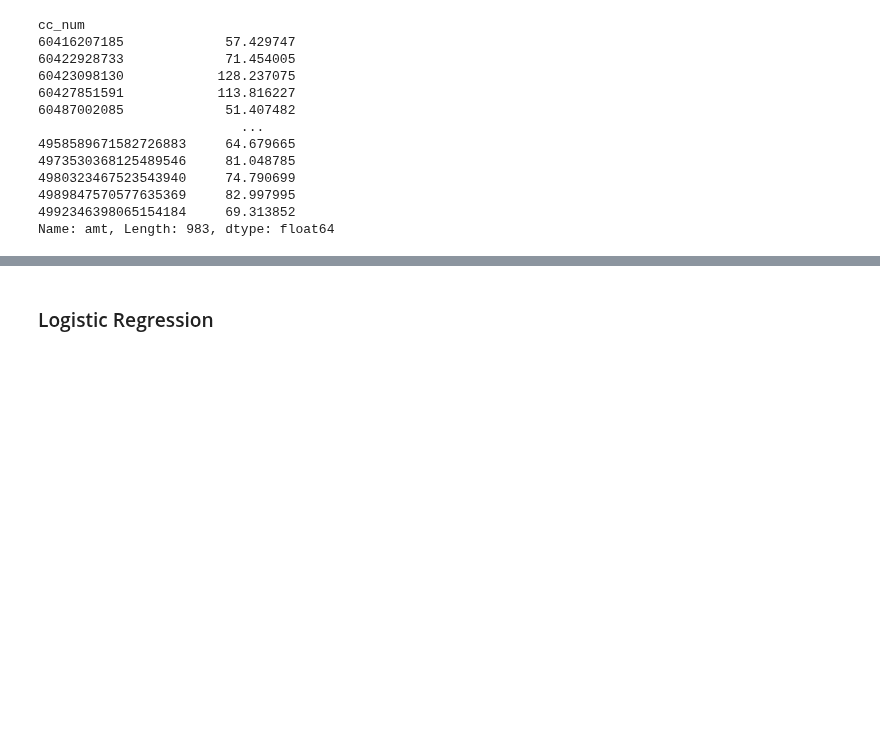
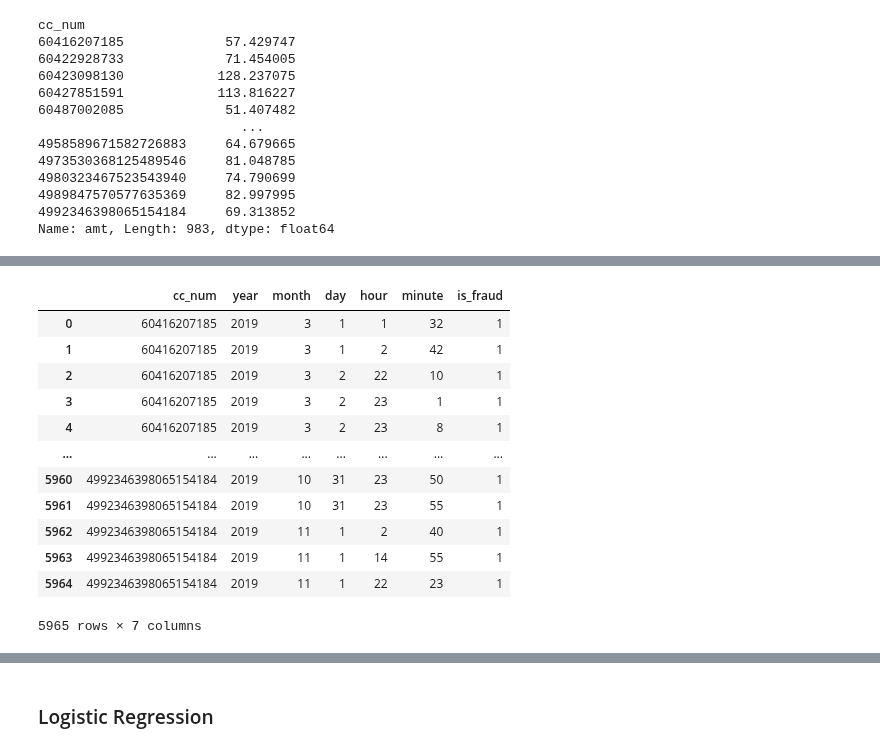
Before and after one commit to suhasmaddali/Credit-Card-Fraud-Detection, a Jupyter notebook: Credit Card Fraud Detection.ipynb, the cells around one changed output, grey strips where cells are left out. Drawn from its saved outputs; the diff is of its cells as text; code cells hidden in the pictures; blank space fills up the shorter version.

```diff
--- a/Credit Card Fraud Detection.ipynb
+++ b/Credit Card Fraud Detection.ipynb
@@ -345,0 +366,16 @@ state_fraud_percentage = X_train['state_fraud_percentage'] = df_train.groupby(by
+# %%
+fraud_df.groupby(by = ['cc_num', 'year', 'month', 'day', 'hour', 'minute']).count()['is_fraud'].reset_index()
+# %% [output]
+|  | cc_num | year | month | day | hour | minute | is_fraud |
+| 0 | 60416207185 | 2019 | 3 | 1 | 1 | 32 | 1 |
+| 1 | 60416207185 | 2019 | 3 | 1 | 2 | 42 | 1 |
+| 2 | 60416207185 | 2019 | 3 | 2 | 22 | 10 | 1 |
+| 3 | 60416207185 | 2019 | 3 | 2 | 23 | 1 | 1 |
+| 4 | 60416207185 | 2019 | 3 | 2 | 23 | 8 | 1 |
+| ... | ... | ... | ... | ... | ... | ... | ... |
+| 5960 | 4992346398065154184 | 2019 | 10 | 31 | 23 | 50 | 1 |
+| 5961 | 4992346398065154184 | 2019 | 10 | 31 | 23 | 55 | 1 |
+| 5962 | 4992346398065154184 | 2019 | 11 | 1 | 2 | 40 | 1 |
+| 5963 | 4992346398065154184 | 2019 | 11 | 1 | 14 | 55 | 1 |
+| 5964 | 4992346398065154184 | 2019 | 11 | 1 | 22 | 23 | 1 |
+5965 rows × 7 columns
```
Also changed, not shown: parts of 4 cells of this notebook.
